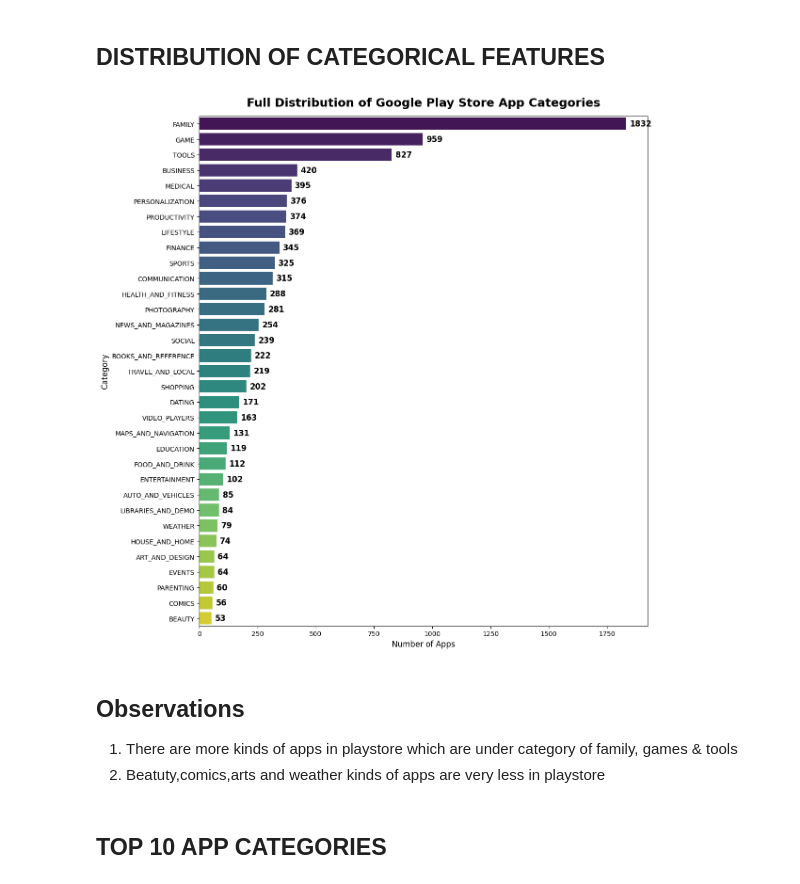
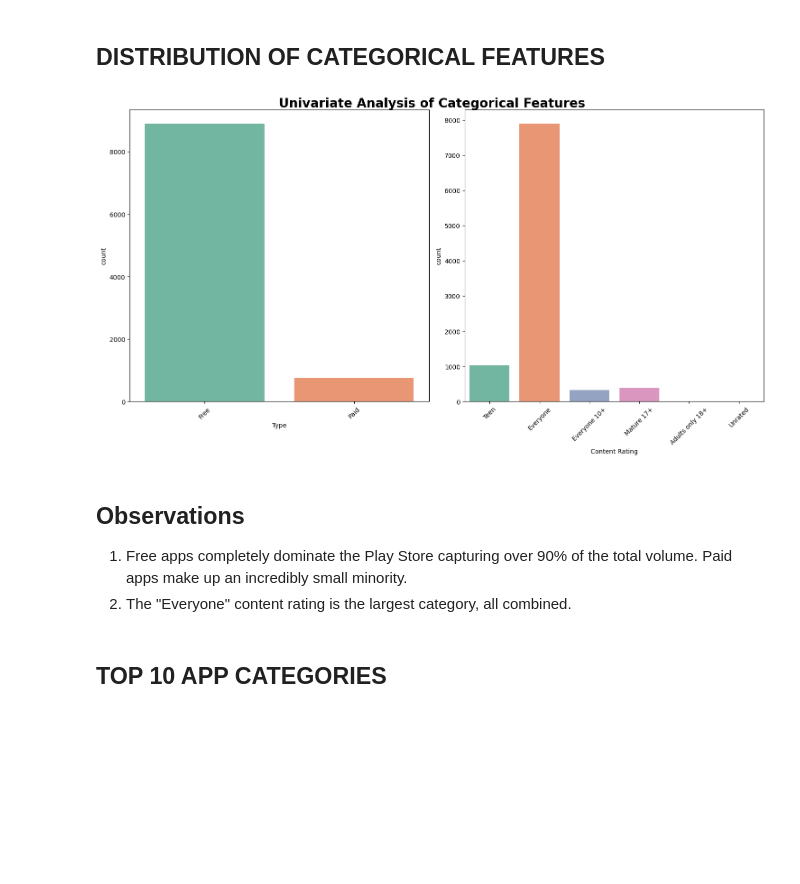
Before and after one commit to Soundarya4-cell/Google-Playstore, a Jupyter notebook: GooglePlaystore.ipynb, the cells around one changed output. Cells and saved outputs as stored; diff of their text form; code cells hidden in the pictures; blank space fills up the shorter version.

```diff
--- a/GooglePlaystore.ipynb
+++ b/GooglePlaystore.ipynb
@@ -260,0 +252,2 @@ memory usage: 1.2+ MB
+# %%
+df_copy = df_copy.dropna(subset=['Type','Current Ver','Android Ver'])
@@ -261,4 +258,5 @@ memory usage: 1.2+ MB
 # %%
+df_copy = df_copy.sort_values(by="Reviews", ascending=False)
 df_copy=df_copy.drop_duplicates(subset='App',keep='first')
 # %%
 df_copy.shape
@@ -305,10 +303,6 @@ df_copy.head(2)
 df_copy['Rating']=df_copy['Rating'].fillna(df_copy.groupby('Category')['Rating'].transform('median'))
 # %%
 df_copy['Size']=df_copy['Size'].fillna(df_copy.groupby('Category')['Size'].transform('median'))
-# %%
-df_copy['Type']=df_copy['Type'].fillna(df_copy['Type'].mode()[0])
-df_copy['Current Ver']=df_copy['Current Ver'].fillna(df_copy['Current Ver'].mode()[0])
-df_copy['Android Ver']=df_copy['Android Ver'].fillna(df_copy['Android Ver'].mode()[0])
 # %%
 df_copy.isnull().sum()
 # %% [output]
@@ -362,6 +355,7 @@ The 7 Category Features are : ['App', 'Category', 'Type', 'Content Rating', 'Gen
 # %%
 plt.figure(figsize=(20,20))
 plt.suptitle('Univariate Analysis of Numeric Features',fontsize=20,fontweight='bold',y=1)
+numeric_features = ['Rating', 'Reviews', 'Size', 'Installs', 'Price']
 for i in range(0,len(numeric_features)):
     plt.subplot(5,3,i+1)
     sns.kdeplot(x=numeric_features[i],color='r',shade=True,data=df_copy)
@@ -378,33 +372,23 @@ for i in range(0,len(numeric_features)):
 ## DISTRIBUTION OF CATEGORICAL FEATURES
 # %%
 
-plt.figure(figsize=(12, 12))
-
-category_counts = df_copy['Category'].value_counts()
-
-sns.barplot(
-    x=category_counts.values,
-    y=category_counts.index,
-    palette='viridis'
-)
-for index, value in enumerate(category_counts.values):
-    plt.text(value + 15, index, str(value), va='center', fontsize=12,fontweight='bold')
-
-plt.title("Full Distribution of Google Play Store App Categories", fontsize=18, fontweight='bold', pad=15)
-plt.xlabel("Number of Apps", fontsize=12)
-plt.ylabel("Category", fontsize=12)
-
-plt.tight_layout()
-plt.yticks(fontsize=10)
-plt.savefig('Images/category_distribution.png',bbox_inches='tight')
-plt.show()
+plt.figure(figsize=(15,15))
+plt.suptitle('Univariate Analysis of Categorical Features',fontsize=20,fontweight='bold')
+category = [ 'Type', 'Content Rating']
+for i in range(0, len(category)):
+    plt.subplot(2, 2, i+1)
+    sns.countplot(x=category[i],palette="Set2",data=df_copy)
+    plt.xlabel(category[i])
+    plt.xticks(rotation=45)
+    plt.tight_layout()
+    plt.savefig('Images/Category_analysis.png',bbox_inches='tight')
 # %% [output]
-[figure, old version]
+[figure, new version]
 # %% [markdown]
 ## Observations
 
-1. There are more kinds of apps in playstore which are under category of family, games & tools
-2. Beatuty,comics,arts and weather kinds of apps are very less in playstore
+1. Free apps completely dominate the Play Store capturing over 90% of the total volume. Paid apps make up an incredibly small minority.
+2. The "Everyone" content rating is the largest category, all combined.
 # %% [markdown]
 ## TOP 10 APP CATEGORIES
 # %%
```
Also changed, not shown: parts of 34 cells of this notebook, 9 other files.
